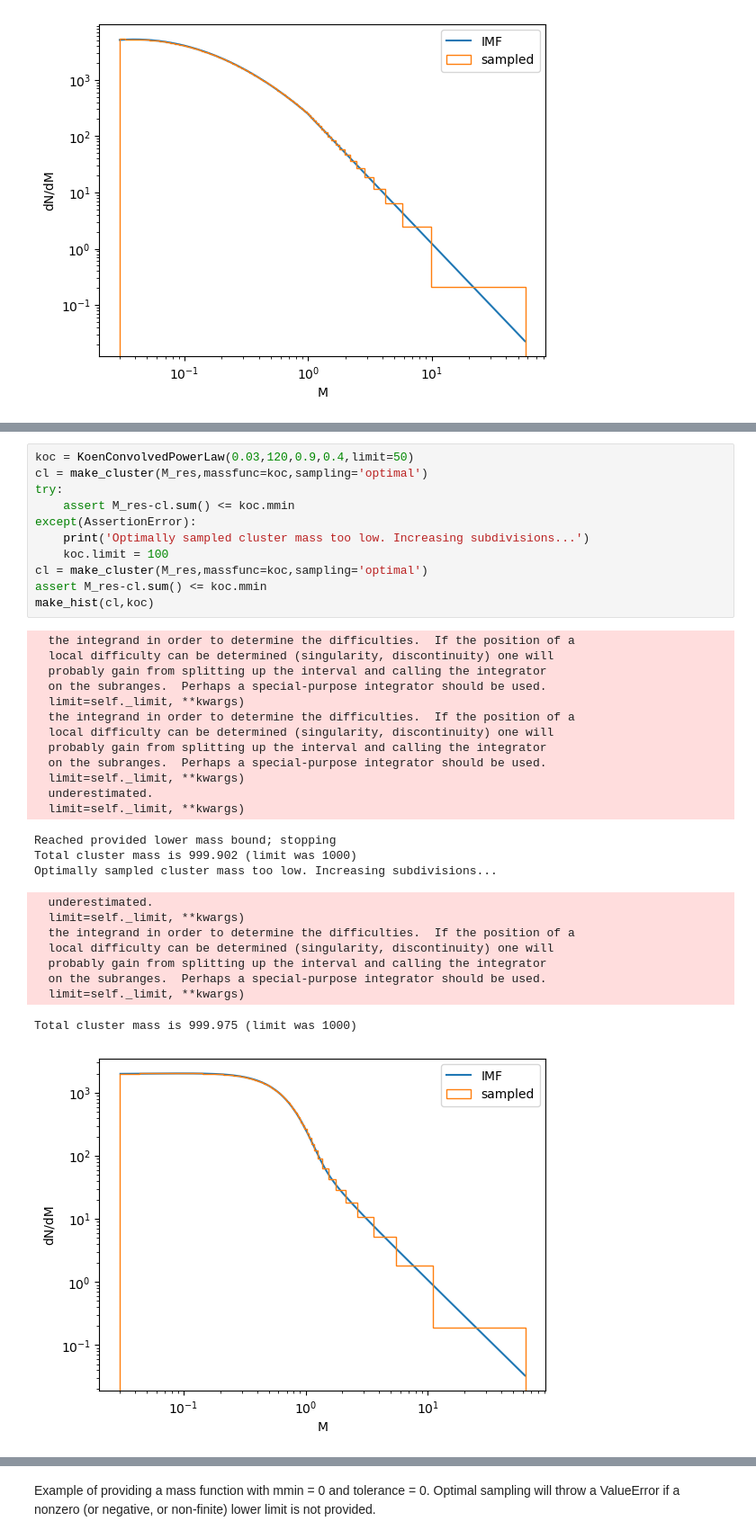
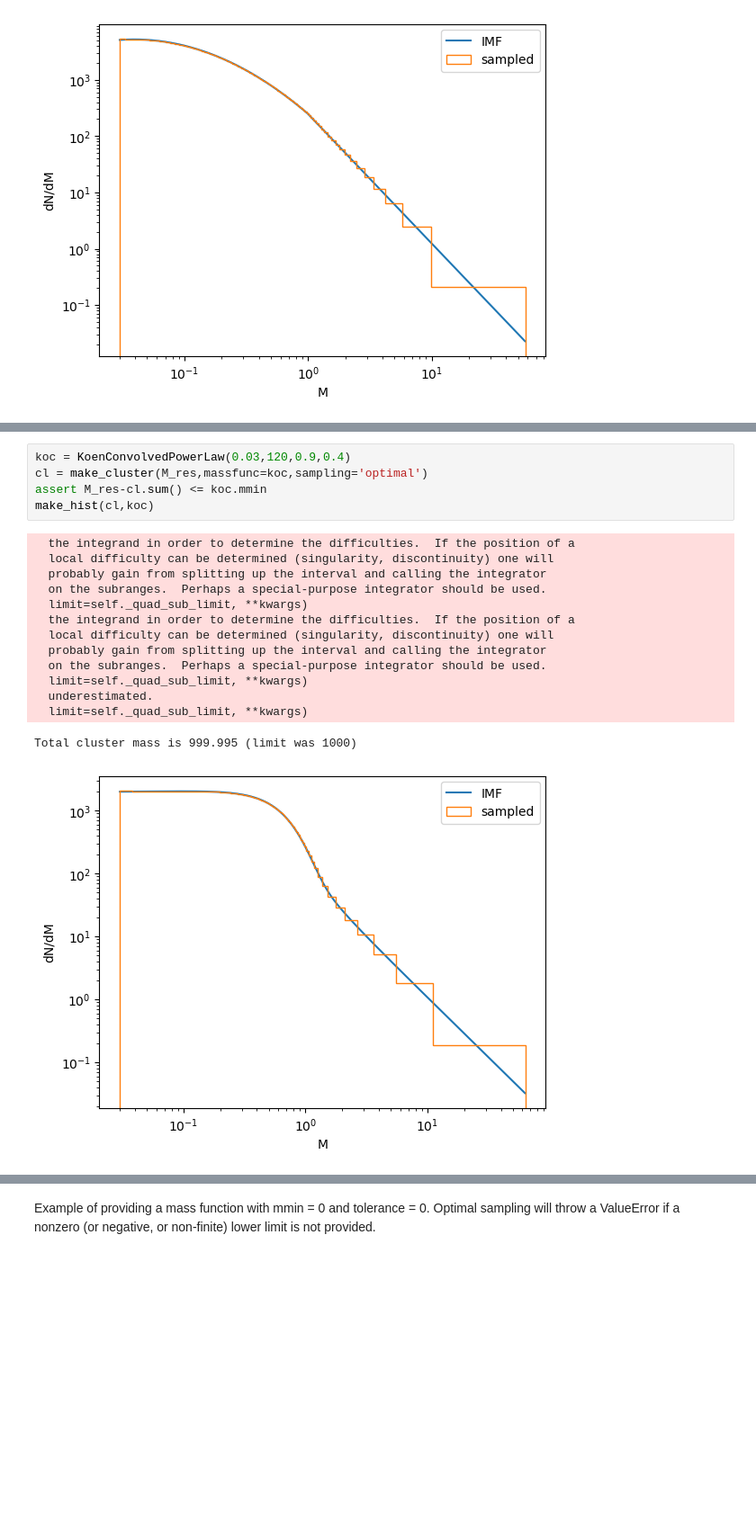
Before and after one commit to keflavich/imf, a Jupyter notebook: examples/opt_sampling.ipynb, the cells around one changed output, grey strips where cells are left out. Shown: that part at 90% size. Cells and saved outputs as stored; diff of their text form; blank space fills up the shorter version.

```diff
--- a/examples/opt_sampling.ipynb
+++ b/examples/opt_sampling.ipynb
@@ -122,36 +122,20 @@ As mentioned above, using optimal sampling for KoenConvolvedPowerLaws can yield
 # %%
-koc = KoenConvolvedPowerLaw(0.03,120,0.9,0.4,limit=50)
-cl = make_cluster(M_res,massfunc=koc,sampling='optimal')
-try:
-    assert M_res-cl.sum() <= koc.mmin
-except(AssertionError):
-    print('Optimally sampled cluster mass too low. Increasing subdivisions...')
-    koc.limit = 100
+koc = KoenConvolvedPowerLaw(0.03,120,0.9,0.4)
 cl = make_cluster(M_res,massfunc=koc,sampling='optimal')
 assert M_res-cl.sum() <= koc.mmin
 make_hist(cl,koc)
 # %% [output]
   the integrand in order to determine the difficulties.  If the position of a
   local difficulty can be determined (singularity, discontinuity) one will
   probably gain from splitting up the interval and calling the integrator
   on the subranges.  Perhaps a special-purpose integrator should be used.
-  limit=self._limit, **kwargs)
+  limit=self._quad_sub_limit, **kwargs)
   the integrand in order to determine the difficulties.  If the position of a
   local difficulty can be determined (singularity, discontinuity) one will
   probably gain from splitting up the interval and calling the integrator
   on the subranges.  Perhaps a special-purpose integrator should be used.
-  limit=self._limit, **kwargs)
+  limit=self._quad_sub_limit, **kwargs)
   underestimated.
-  limit=self._limit, **kwargs)
+  limit=self._quad_sub_limit, **kwargs)
-Reached provided lower mass bound; stopping
-Total cluster mass is 999.902 (limit was 1000)
-Optimally sampled cluster mass too low. Increasing subdivisions...
+Total cluster mass is 999.995 (limit was 1000)
-  underestimated.
-  limit=self._limit, **kwargs)
-  the integrand in order to determine the difficulties.  If the position of a
-  local difficulty can be determined (singularity, discontinuity) one will
-  probably gain from splitting up the interval and calling the integrator
-  on the subranges.  Perhaps a special-purpose integrator should be used.
-  limit=self._limit, **kwargs)
-Total cluster mass is 999.975 (limit was 1000)
-[figure, old version]
+[figure, new version]
```
Also changed, not shown: parts of 9 cells of this notebook, 1 other file.
